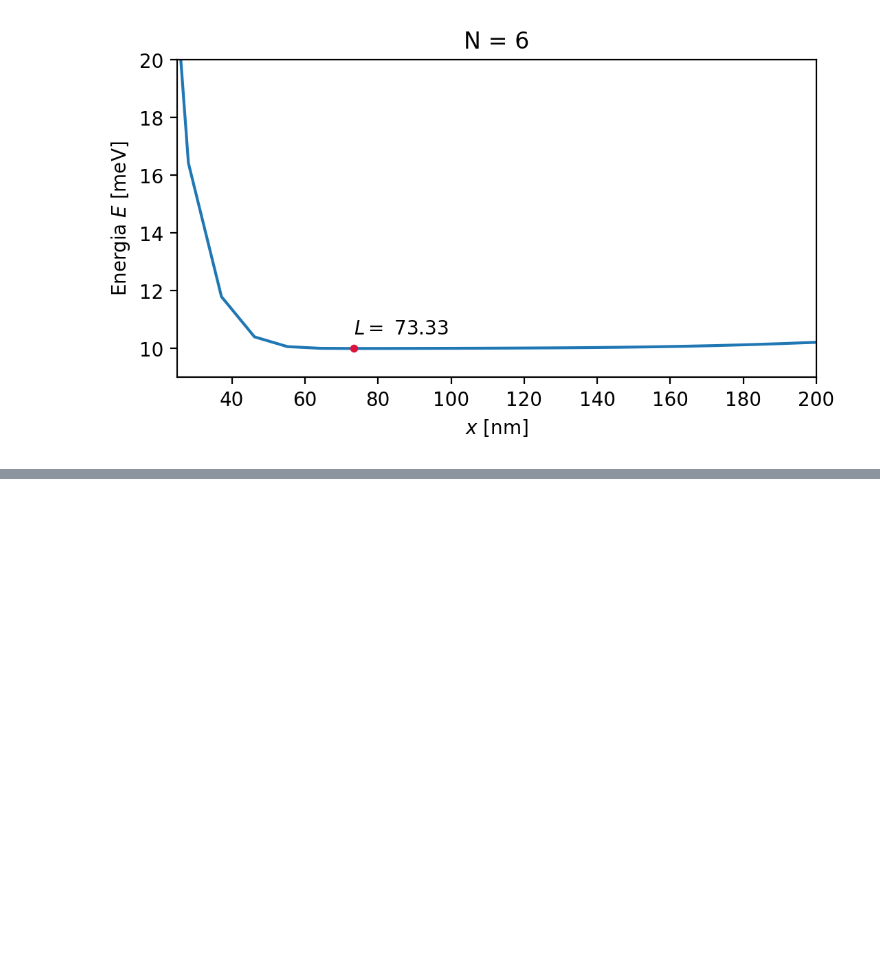
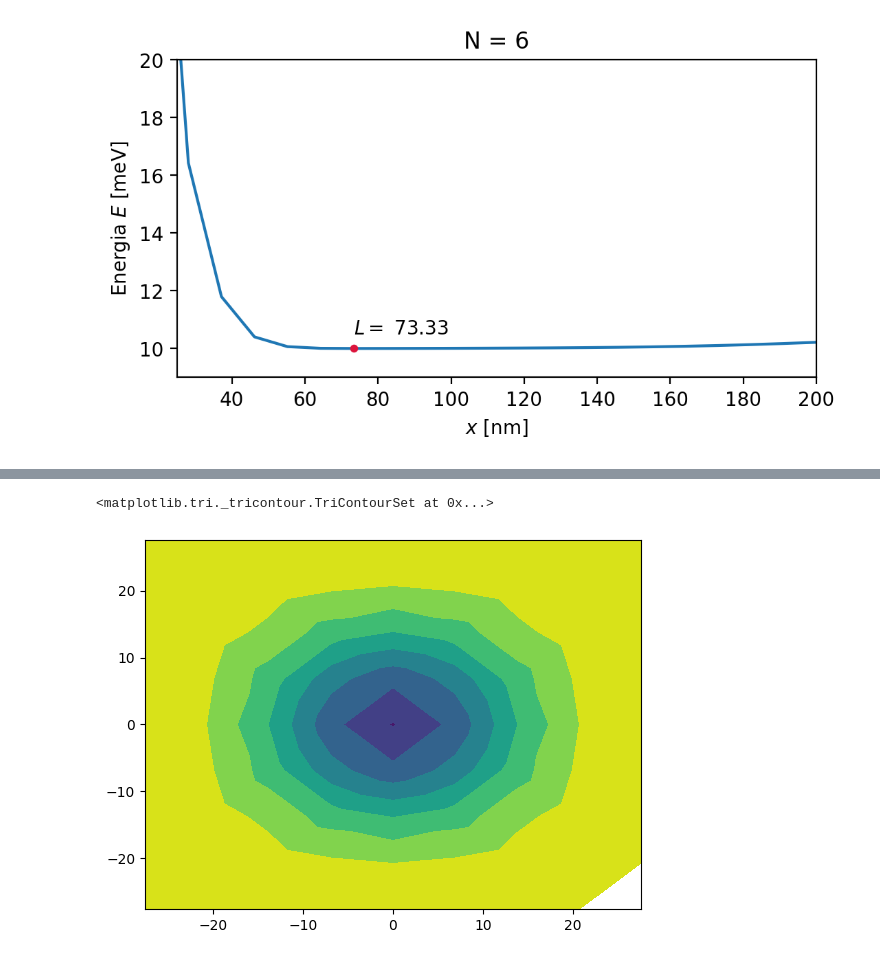
Before and after one commit to Grzyb33k/fem-harmonic-oscillator-2d, a Jupyter notebook: projekt.ipynb, the cells around one changed output, grey strips where cells are left out. Drawn from its saved outputs; the diff is of its cells as text; code cells hidden in the pictures; blank space fills up the shorter version.

```diff
--- a/projekt.ipynb
+++ b/projekt.ipynb
@@ -110,9 +118,9 @@ for n in N:
     progress = 0
     print(n)
     for L in boxLengths:
-        update_progress(progress, len(boxLengths) - 1)
-        S, H = buildGlobalMatrices(n, L)
-        makeBoundCondsForGlobalMatrices(S, H)
+        fun.update_progress(progress, len(boxLengths) - 1)
+        S, H = fun.buildGlobalMatrices(n, L)
+        fun.makeBoundCondsForGlobalMatrices(S, H)
         eigenvalues, eigenvectors = eigh(H, S)
         E = eigenvalues
         c = eigenvectors
@@ -122,6 +130,7 @@ for n in N:
 6
 [██████████████████████████████] 100.00%
 # %%
+bestL = {}
 for n in [2, 4, 6]:
     plt.figure(dpi=200, figsize=(6, 3))
     e = np.array(energyValues[n])[:, 0] * 27211.6
@@ -134,6 +143,8 @@ for n in [2, 4, 6]:
     plt.ylabel("Energia $E$ [meV]")
     plt.ylim(9, 20)
     plt.xlim(25, 200)
+
+    bestL[n] = boxLengths[idx]
 # %% [output]
 [figure]
 [figure]
@@ -168,0 +152,12 @@ sns.heatmap(z)
+# %%
+results = {}
+for N in [2, 4, 6]:
+    L = bestL[N]
+    S, H = fun.buildGlobalMatrices(N, L)
+    fun.makeBoundCondsForGlobalMatrices(S, H)
+    eigva, eigve = eigh(H, S)
+    validIndexes = eigva > 0
+    test = eigva.copy()
+    eigva = eigva[validIndexes]
+    eigve = eigve[:, validIndexes]
+    results[N] = {"E": eigva, "c": eigve}
@@ -168,0 +184,9 @@ sns.heatmap(z)
+# %%
+arr = results[2]["c"][:, 0]
+xGrid = [fun.xy(k, 'x', bestL[2], 2) * .05292 for k in range(0, 81)]
+yGrid = [fun.xy(k, 'y', bestL[2], 2) * .05292 for k in range(0, 81)]
+
+plt.tricontourf(xGrid, yGrid, arr)
+# %% [output]
+<matplotlib.tri._tricontour.TriContourSet at 0x...>
+[figure, added]
```
Also changed, not shown: parts of 6 cells of this notebook, 2 other files.
